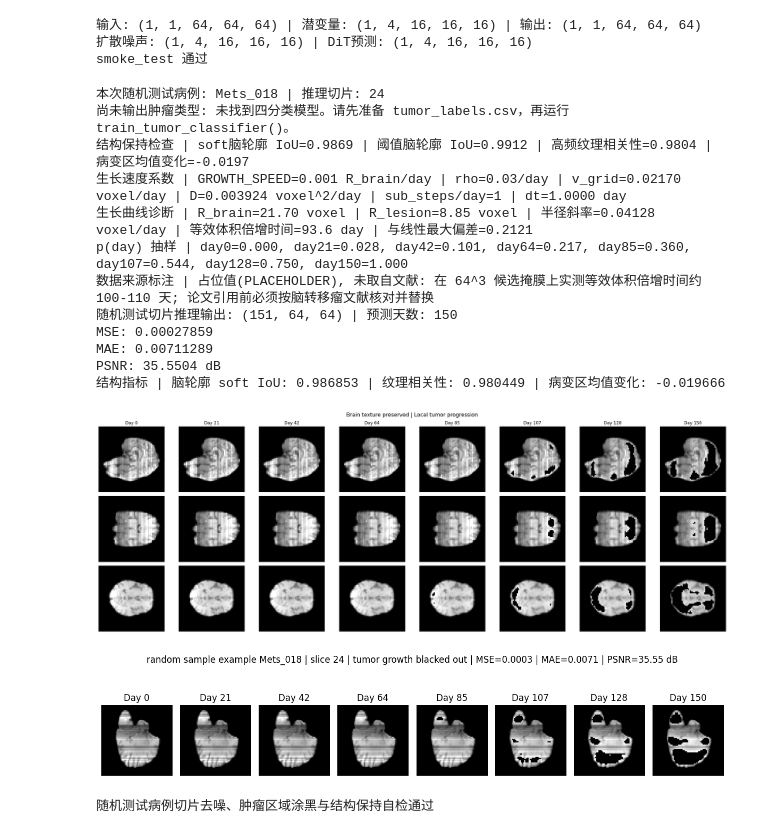
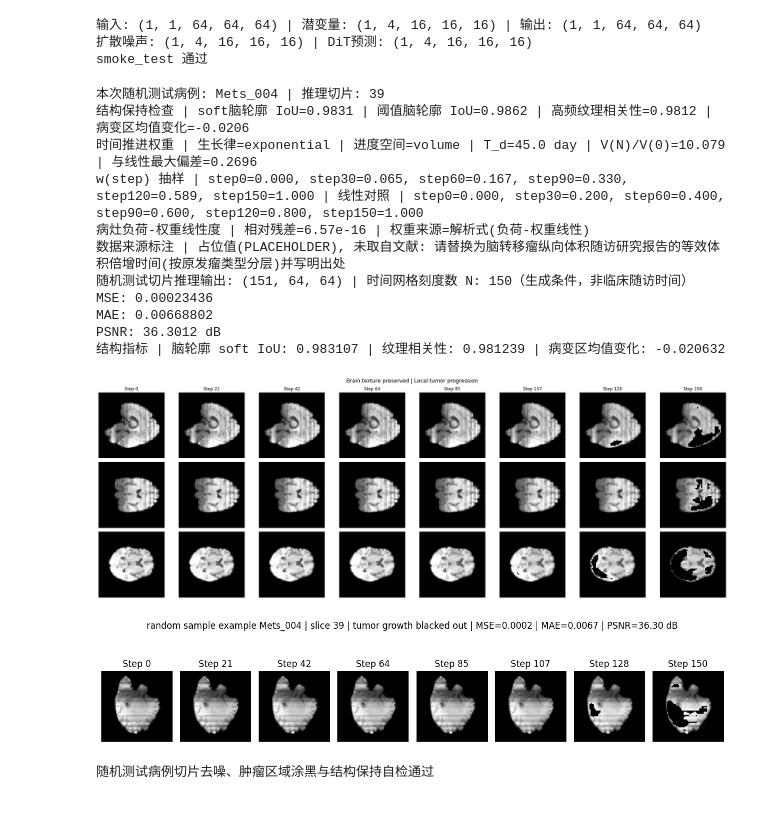
Before and after one commit to fgn2pyh2wn-afk/brain_tumour_predict, a Jupyter notebook: 脑肿瘤预测_DiT算法.ipynb, the cells around one changed output. Saved outputs shown, nothing was run; the diff lists cells and outputs as text; code cells hidden in the pictures.

```diff
--- a/脑肿瘤预测_DiT算法.ipynb
+++ b/脑肿瘤预测_DiT算法.ipynb
@@ -1041,7 +1115,7 @@ def _get_tiny_lesion_box(mask_2d, box_size=8):
 
 def plot_full_progression(
     sequence,
-    days=None,
+    grid_steps=None,
     max_steps=8,
     show_lesion_box=True,
     lesion_box_size=8,
@@ -1062,7 +1136,8 @@ def plot_full_progression(
     sequence = _normalize_for_display(sequence)
     total_steps = sequence.shape[0]
     selected = np.linspace(0, total_steps - 1, min(max_steps, total_steps), dtype=int)
-    day_values = list(range(total_steps)) if days is None else list(days)
+    # 注：图中标注 "Step k" 指时间网格上的第 k 个刻度（生成条件，不是临床随访时间）。
+    step_values = list(range(total_steps)) if grid_steps is None else list(grid_steps)
 
     fig, axes = plt.subplots(3, len(selected), figsize=(3.2 * len(selected), 9))
     axes = np.asarray(axes).reshape(3, len(selected))
@@ -1085,7 +1160,7 @@ def plot_full_progression(
                         )
                     )
             if row == 0:
-                axes[row, column].set_title(f'Day {day_values[step]}', fontsize=12)
+                axes[row, column].set_title(f'Step {step_values[step]}', fontsize=12)
     fig.suptitle('Brain texture preserved | Local tumor progression', fontsize=15)
     fig.tight_layout()
     plt.show()
@@ -1126,29 +1201,29 @@ def _normalize_slice_sequence(sequence):
 
 
 def _blackout_tumor_growth(sequence, progress=None):
-    """按预测进度涂黑肿瘤区域：Day0不涂黑，Day100完整涂黑预测区域。
+    """按演化进度涂黑病灶候选区域：刻度 0 不涂黑，末刻度完整涂黑。
 
-    progress 缺省时使用与时间推进一致的生长律非均匀进度(见 8.0 cell), 而非均匀的 day/N。"""
+    progress 缺省时使用与时间推进一致的生长律非均匀进度(见 8.0 cell), 而非均匀的 step/N。"""
     sequence = sequence.detach().float().cpu() if torch.is_tensor(sequence) else torch.as_tensor(sequence).float()
     if sequence.ndim != 5 or sequence.shape[1] != 1:
-        raise ValueError(f'预测序列维度应为 (days, 1, H, W, D)，实际为 {tuple(sequence.shape)}')
+        raise ValueError(f'序列维度应为 (grid_steps + 1, 1, H, W, D)，实际为 {tuple(sequence.shape)}')
     if progress is None:
         progress = growth_progress(sequence.shape[0] - 1, law=GROWTH_LAW)
     progress = np.asarray(progress, dtype=np.float64).reshape(-1)
     blacked_sequence = []
-    for day_index, volume in enumerate(sequence):
-        day_progress = float(progress[min(day_index, progress.shape[0] - 1)])
+    for grid_index, volume in enumerate(sequence):
+        grid_progress = float(progress[min(grid_index, progress.shape[0] - 1)])
         current_mask = _make_tumor_candidate_mask(volume.unsqueeze(0)).squeeze(0).squeeze(0)
-        growth_mask = (current_mask * day_progress) > 0.35
+        growth_mask = (current_mask * grid_progress) > 0.35
         blacked_volume = volume.clone()
         blacked_volume[:, growth_mask] = 0.0
         blacked_sequence.append(blacked_volume)
     return torch.stack(blacked_sequence)
 # %%
-# 随机测试病例切片：未来扩散预测
-PREDICT_DAYS = 150 # 只需修改这里，例如改成 10 即生成 Day 0 到 Day 10
+# 随机测试病例切片：演化趋势生成（时间网格刻度，非临床随访时间）
+GRID_STEPS = 150  # 时间网格刻度数 N（生成条件，非临床随访时间）；例如改成 10 即生成刻度 0 到刻度 10
 AUTO_TRAIN_DIT_IF_NEEDED = True
-assert isinstance(PREDICT_DAYS, int) and PREDICT_DAYS >= 0
+assert isinstance(GRID_STEPS, int) and GRID_STEPS >= 0
 
 _test_cases = _case_dirs(TEST_ROOT)
 if not _test_cases:
@@ -1173,7 +1248,7 @@ if AUTO_TRAIN_DIT_IF_NEEDED and not _checkpoint_is_dit:
 # 保持原有3D扩散预测，仅随机展示一个测试病例切片。
 _real_sequence, _real_metrics = predict_tumor_progression(
     _real_case,
-    predict_delta_days=PREDICT_DAYS,
+    grid_steps=GRID_STEPS,
     change_strength=0.35,
 )
 _random_slice_sequence = _real_sequence[:, 0, :, :, _real_slice_index]
@@ -1185,53 +1260,52 @@ _slice_psnr = float('inf') if _slice_mse == 0 else -10.0 * np.log10(_slice_mse)
 _display_sequence = _normalize_slice_sequence(_random_slice_sequence)
 _blackout_sequence = _blackout_tumor_growth(_real_sequence)
 _blackout_slice_sequence = _blackout_sequence[:, 0, :, :, _real_slice_index]
 _blackout_display_sequence = _normalize_slice_sequence(_blackout_slice_sequence)
-print(f'随机测试切片推理输出: {tuple(_random_slice_sequence.shape)} | 预测天数: {PREDICT_DAYS}')
+print(f'随机测试切片推理输出: {tuple(_random_slice_sequence.shape)} | 时间网格刻度数 N: {GRID_STEPS}（生成条件，非临床随访时间）')
 print(f'MSE: {_slice_mse:.8f}')
 print(f'MAE: {_slice_mae:.8f}')
 print(f'PSNR: {_slice_psnr:.4f} dB')
 print(
     f"结构指标 | 脑轮廓 soft IoU: {_real_metrics['contour_iou']:.6f} | "
     f"纹理相关性: {_real_metrics['texture_correlation']:.6f} | "
     f"病变区均值变化: {_real_metrics['lesion_mean_change']:+.6f}"
 )
-assert tuple(_real_sequence.shape) == (PREDICT_DAYS + 1, 1, *IMG_SIZE)
-assert tuple(_random_slice_sequence.shape) == (PREDICT_DAYS + 1, IMG_SIZE[0], IMG_SIZE[1])
-assert tuple(_blackout_slice_sequence.shape) == (PREDICT_DAYS + 1, IMG_SIZE[0], IMG_SIZE[1])
+assert tuple(_real_sequence.shape) == (GRID_STEPS + 1, 1, *IMG_SIZE)
+assert tuple(_random_slice_sequence.shape) == (GRID_STEPS + 1, IMG_SIZE[0], IMG_SIZE[1])
+assert tuple(_blackout_slice_sequence.shape) == (GRID_STEPS + 1, IMG_SIZE[0], IMG_SIZE[1])
 assert torch.isfinite(_real_sequence).all()
 assert np.isfinite(_slice_mse) and np.isfinite(_slice_mae) and np.isfinite(_slice_psnr)
 assert _real_metrics['contour_iou'] > 0.95
 assert _real_metrics['texture_correlation'] > 0.90
 plot_full_progression(
     _blackout_sequence,
-    days=list(range(PREDICT_DAYS + 1)),
-    max_steps=min(8, PREDICT_DAYS + 1),
+    grid_steps=list(range(GRID_STEPS + 1)),
+    max_steps=min(8, GRID_STEPS + 1),
     show_lesion_box=False,
  )
 plt.figure(figsize=(12, 3))
-selected_steps = np.linspace(0, PREDICT_DAYS, min(8, PREDICT_DAYS + 1), dtype=int)
+selected_steps = np.linspace(0, GRID_STEPS, min(8, GRID_STEPS + 1), dtype=int)
 for column, step in enumerate(selected_steps, start=1):
     plt.subplot(1, len(selected_steps), column)
     plt.imshow(_blackout_display_sequence[step].numpy(), cmap='gray', vmin=0, vmax=1)
     plt.axis('off')
-    plt.title(f'Day {step}')
+    plt.title(f'Step {step}')
 plt.suptitle(f'random sample example {_real_case.name} | slice {_real_slice_index} | tumor growth blacked out | MSE={_slice_mse:.4f} | MAE={_slice_mae:.4f} | PSNR={_slice_psnr:.2f} dB')
 plt.tight_layout()
 plt.show()
 print('随机测试病例切片去噪、肿瘤区域涂黑与结构保持自检通过')
 # %% [output]
-本次随机测试病例: Mets_018 | 推理切片: 24
-尚未输出肿瘤类型: 未找到四分类模型。请先准备 tumor_labels.csv，再运行 train_tumor_classifier()。
-结构保持检查 | soft脑轮廓 IoU=0.9869 | 阈值脑轮廓 IoU=0.9912 | 高频纹理相关性=0.9804 | 病变区均值变化=-0.0197
-生长速度系数 | GROWTH_SPEED=0.001 R_brain/day | rho=0.03/day | v_grid=0.02170 voxel/day | D=0.003924 voxel^2/day | sub_steps/day=1 | dt=1.0000 day
-生长曲线诊断 | R_brain=21.70 voxel | R_lesion=8.85 voxel | 半径斜率=0.04128 voxel/day | 等效体积倍增时间=93.6 day | 与线性最大偏差=0.2121
-p(day) 抽样 | day0=0.000, day21=0.028, day42=0.101, day64=0.217, day85=0.360, day107=0.544, day128=0.750, day150=1.000
-数据来源标注 | 占位值(PLACEHOLDER), 未取自文献: 在 64^3 候选掩膜上实测等效体积倍增时间约 100-110 天; 论文引用前必须按脑转移瘤文献核对并替换
-随机测试切片推理输出: (151, 64, 64) | 预测天数: 150
-MSE: 0.00027859
-MAE: 0.00711289
-PSNR: 35.5504 dB
-结构指标 | 脑轮廓 soft IoU: 0.986853 | 纹理相关性: 0.980449 | 病变区均值变化: -0.019666
+本次随机测试病例: Mets_004 | 推理切片: 39
+结构保持检查 | soft脑轮廓 IoU=0.9831 | 阈值脑轮廓 IoU=0.9862 | 高频纹理相关性=0.9812 | 病变区均值变化=-0.0206
+时间推进权重 | 生长律=exponential | 进度空间=volume | T_d=45.0 day | V(N)/V(0)=10.079 | 与线性最大偏差=0.2696
+w(step) 抽样 | step0=0.000, step30=0.065, step60=0.167, step90=0.330, step120=0.589, step150=1.000 | 线性对照 | step0=0.000, step30=0.200, step60=0.400, step90=0.600, step120=0.800, step150=1.000
+病灶负荷-权重线性度 | 相对残差=6.57e-16 | 权重来源=解析式(负荷-权重线性)
+数据来源标注 | 占位值(PLACEHOLDER), 未取自文献: 请替换为脑转移瘤纵向体积随访研究报告的等效体积倍增时间(按原发瘤类型分层)并写明出处
+随机测试切片推理输出: (151, 64, 64) | 时间网格刻度数 N: 150（生成条件，非临床随访时间）
+MSE: 0.00023436
+MAE: 0.00668802
+PSNR: 36.3012 dB
+结构指标 | 脑轮廓 soft IoU: 0.983107 | 纹理相关性: 0.981239 | 病变区均值变化: -0.020632
-[figure, old version]
+[figure, new version]
-[figure, old version]
+[figure, new version]
 随机测试病例切片去噪、肿瘤区域涂黑与结构保持自检通过
```
Also changed, not shown: parts of 11 cells of this notebook, 8 other files.
